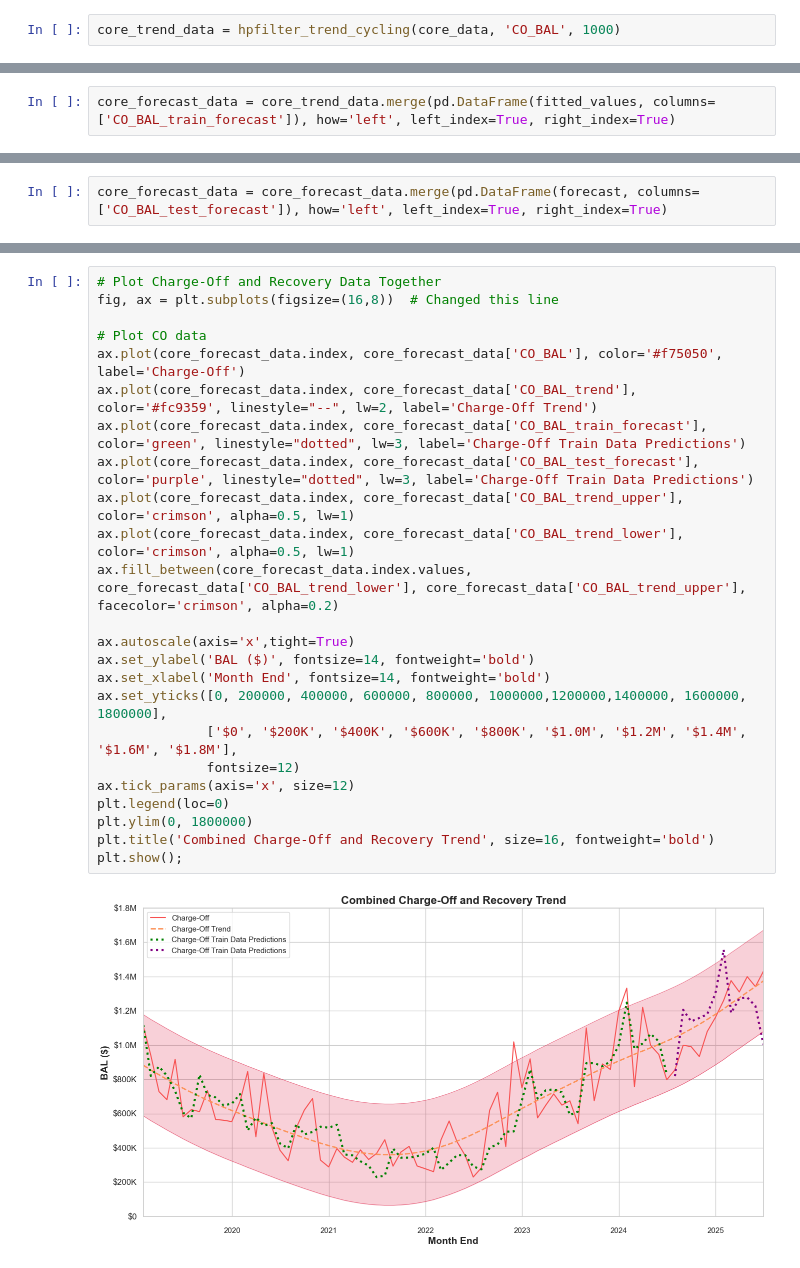
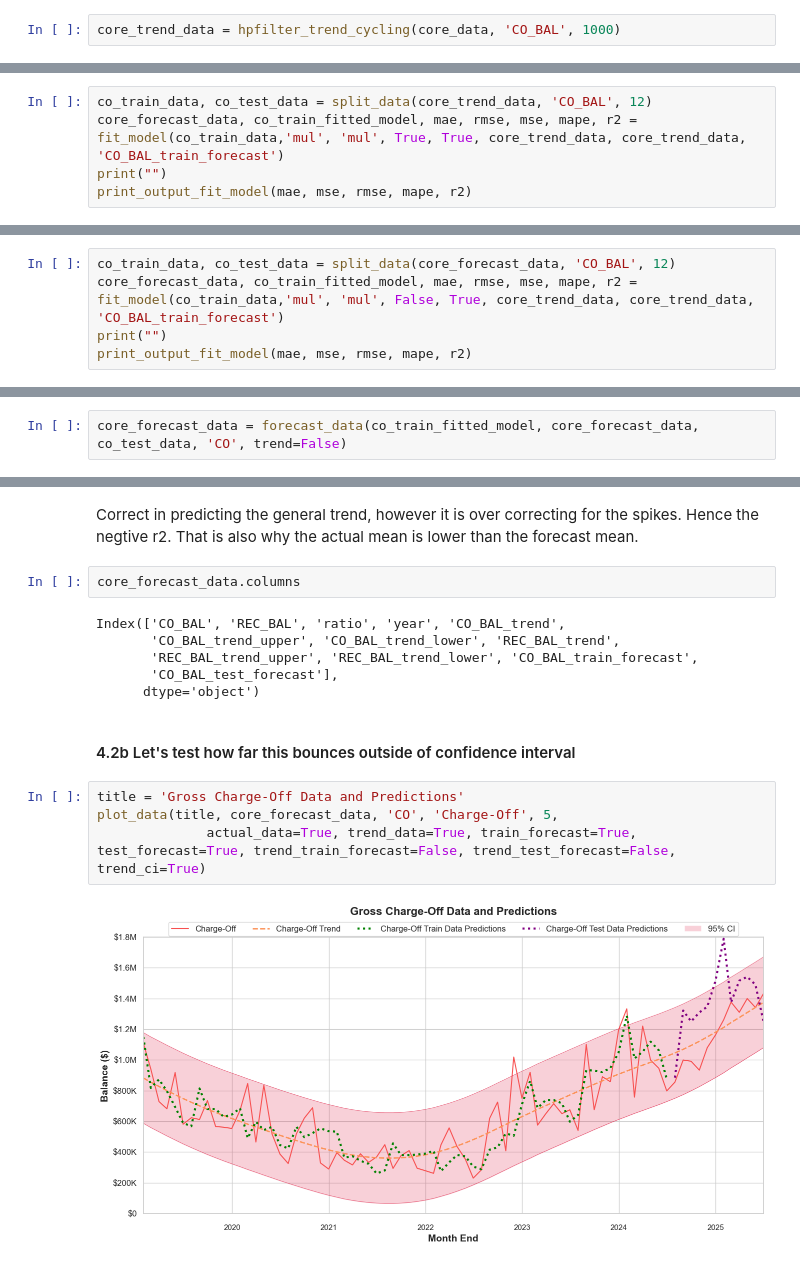
Before and after one commit to imoore99/TIME_SERIES_FORECASTING, a Jupyter notebook: TIME_SERIES_FORECASTING.ipynb, the cells around one changed output, grey strips where cells are left out. Drawn from its saved outputs; the diff is of its cells as text.

Commit message:
Updated some commentary. Re-ran forecasting on recoveries. Need to finalize commentary before moving onto XGBoost.

```diff
--- a/TIME_SERIES_FORECASTING.ipynb
+++ b/TIME_SERIES_FORECASTING.ipynb
@@ -757,0 +727,5 @@ Configuration: trend='add', seasonal='mul', damped_trend=True
+# %%
+co_train_data, co_test_data = split_data(core_trend_data, 'CO_BAL', 12)
+core_forecast_data, co_train_fitted_model, mae, rmse, mse, mape, r2 = fit_model(co_train_data,'mul', 'mul', True, True, core_trend_data, core_trend_data, 'CO_BAL_train_forecast')
+print("")
+print_output_fit_model(mae, mse, rmse, mape, r2)
@@ -779,2 +766,0 @@ fitted_values = optimal_fitted_model.fittedvalues
-# %%
-core_forecast_data = core_trend_data.merge(pd.DataFrame(fitted_values, columns=['CO_BAL_train_forecast']), how='left', left_index=True, right_index=True)
@@ -847,0 +767,5 @@ R-squared: -0.082
+# %%
+co_train_data, co_test_data = split_data(core_forecast_data, 'CO_BAL', 12)
+core_forecast_data, co_train_fitted_model, mae, rmse, mse, mape, r2 = fit_model(co_train_data,'mul', 'mul', False, True, core_trend_data, core_trend_data, 'CO_BAL_train_forecast')
+print("")
+print_output_fit_model(mae, mse, rmse, mape, r2)
@@ -848,2 +810,2 @@ R-squared: -0.082
 # %%
-core_forecast_data = core_forecast_data.merge(pd.DataFrame(forecast, columns=['CO_BAL_test_forecast']), how='left', left_index=True, right_index=True)
+core_forecast_data = forecast_data(co_train_fitted_model, core_forecast_data, co_test_data, 'CO', trend=False)
@@ -874,26 +824,18 @@ Text(0.5, 1.0, 'Combined Charge-Off and Recovery Trend')
+# %% [markdown]
+Correct in predicting the general trend, however it is over correcting for the spikes. Hence the negtive r2. That is also why the actual mean is lower than the forecast mean.
+# %%
+core_forecast_data.columns
+# %% [output]
+Index(['CO_BAL', 'REC_BAL', 'ratio', 'year', 'CO_BAL_trend',
+       'CO_BAL_trend_upper', 'CO_BAL_trend_lower', 'REC_BAL_trend',
+       'REC_BAL_trend_upper', 'REC_BAL_trend_lower', 'CO_BAL_train_forecast',
+       'CO_BAL_test_forecast'],
+      dtype='object')
+# %% [markdown]
+#### 4.2b Let's test how far this bounces outside of confidence interval
 # %%
-# Plot Charge-Off and Recovery Data Together
-fig, ax = plt.subplots(figsize=(16,8))  # Changed this line
-
-# Plot CO data
-ax.plot(core_forecast_data.index, core_forecast_data['CO_BAL'], color='#f75050', label='Charge-Off')
-ax.plot(core_forecast_data.index, core_forecast_data['CO_BAL_trend'], color='#fc9359', linestyle="--", lw=2, label='Charge-Off Trend')
-ax.plot(core_forecast_data.index, core_forecast_data['CO_BAL_train_forecast'], color='green', linestyle="dotted", lw=3, label='Charge-Off Train Data Predictions')
-ax.plot(core_forecast_data.index, core_forecast_data['CO_BAL_test_forecast'], color='purple', linestyle="dotted", lw=3, label='Charge-Off Train Data Predictions')
-ax.plot(core_forecast_data.index, core_forecast_data['CO_BAL_trend_upper'], color='crimson', alpha=0.5, lw=1)
-ax.plot(core_forecast_data.index, core_forecast_data['CO_BAL_trend_lower'], color='crimson', alpha=0.5, lw=1)
-ax.fill_between(core_forecast_data.index.values, core_forecast_data['CO_BAL_trend_lower'], core_forecast_data['CO_BAL_trend_upper'], facecolor='crimson', alpha=0.2)
-
-ax.autoscale(axis='x',tight=True)
-ax.set_ylabel('BAL ($)', fontsize=14, fontweight='bold')
-ax.set_xlabel('Month End', fontsize=14, fontweight='bold')
-ax.set_yticks([0, 200000, 400000, 600000, 800000, 1000000,1200000,1400000, 1600000, 1800000],
-              ['$0', '$200K', '$400K', '$600K', '$800K', '$1.0M', '$1.2M', '$1.4M', '$1.6M', '$1.8M'],
-              fontsize=12)
-ax.tick_params(axis='x', size=12)
-plt.legend(loc=0)
-plt.ylim(0, 1800000)
-plt.title('Combined Charge-Off and Recovery Trend', size=16, fontweight='bold')
-plt.show();
+title = 'Gross Charge-Off Data and Predictions'
+plot_data(title, core_forecast_data, 'CO', 'Charge-Off', 5,
+              actual_data=True, trend_data=True, train_forecast=True, test_forecast=True, trend_train_forecast=False, trend_test_forecast=False, trend_ci=True)
 # %% [output]
-[figure, old version]
+[figure, new version]
```
Also changed, not shown: parts of 149 cells of this notebook, 8 other files.
